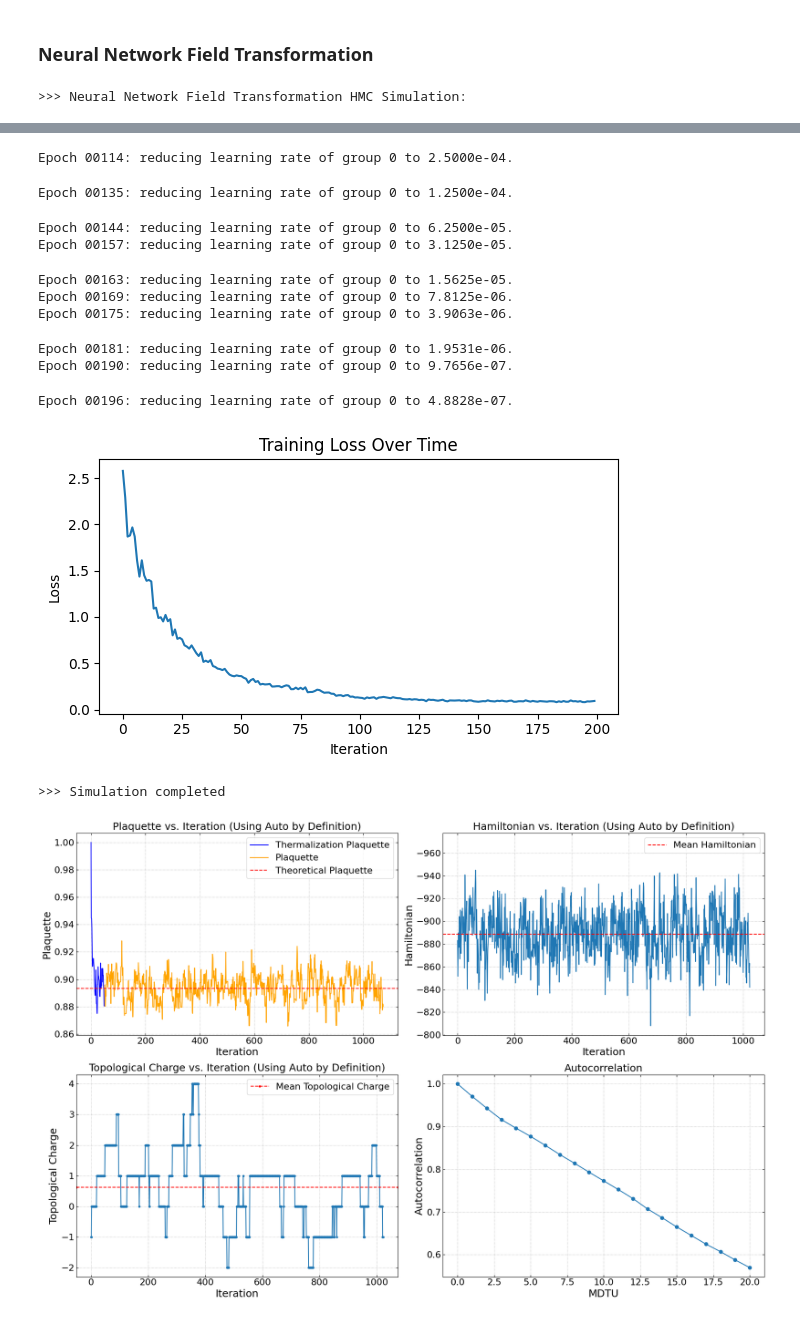
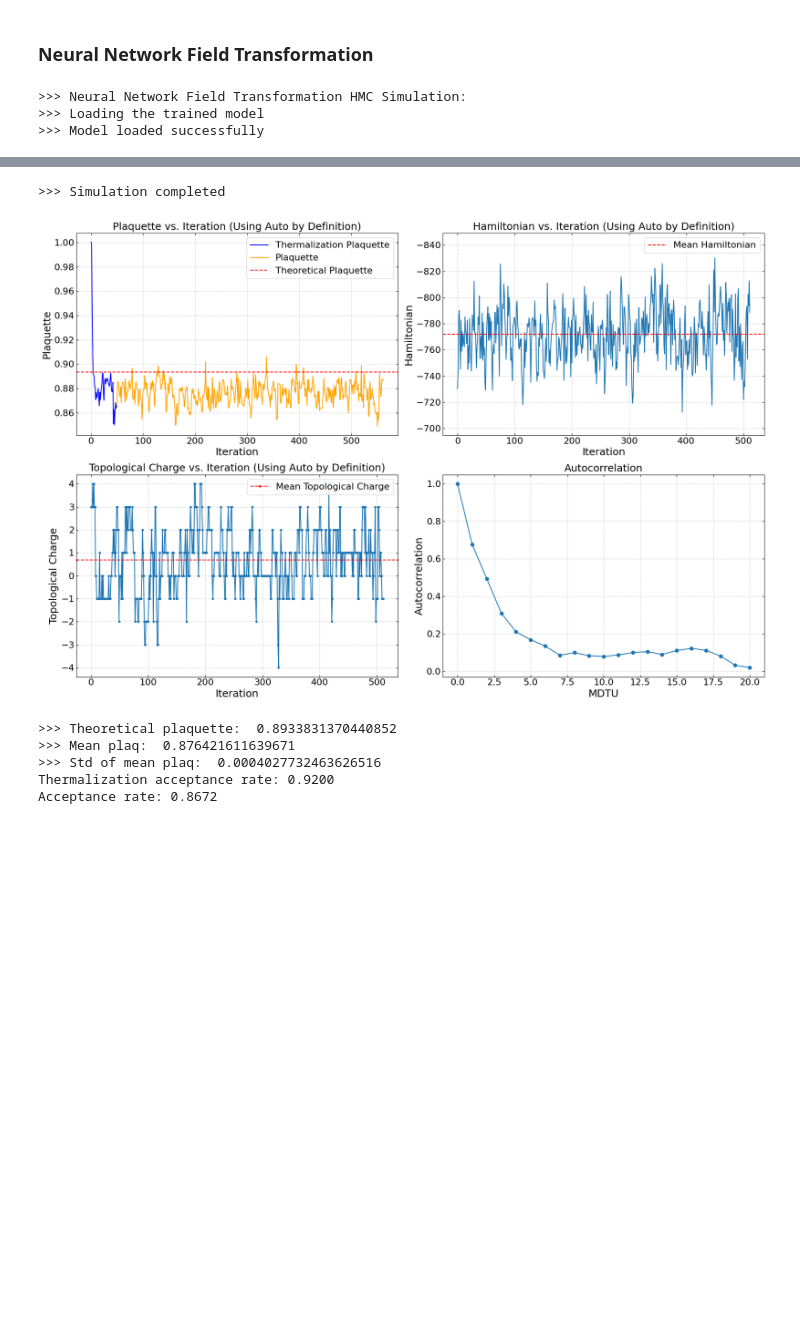
Before and after one commit to Greyyy-HJC/hmc_ft, a Jupyter notebook: 2d_u1/main.ipynb, the cells around one changed output, grey strips where cells are left out. Drawn from its saved outputs; the diff is of its cells as text; code cells hidden in the pictures; blank space fills up the shorter version.

```diff
--- a/2d_u1/main.ipynb
+++ b/2d_u1/main.ipynb
@@ -91,13 +58,43 @@ Acceptance rate: 0.7871
 # %%
 print(">>> Neural Network Field Transformation HMC Simulation: ")
 
-# Train the neural network force
-nn_transformation = NNFieldTransformation(lattice_size, epsilon=0.1, jacobian_interval=20, device=device)
-nn_transformation.train(beta, n_epochs=200)
+# initialize the field transformation
+nn_ft = FieldTransformation(lattice_size, device=device)
 
-# Initialize HMC
+# # load the data
+# data = np.load('dump/theta_ori.npy')
+# tensor_data = torch.from_numpy(data).float().to(device)
+# print(f"Loaded data shape: {tensor_data.shape}")
+
+# # split the data into training and testing
+# train_size = int(0.2 * len(tensor_data))
+# train_data = tensor_data[:train_size]
+# test_data = tensor_data[train_size:]
+# print(f"Training data shape: {train_data.shape}")
+# print(f"Testing data shape: {test_data.shape}")
+
+# # train the model
+# print(">>> Training the model")
+# nn_ft.train(train_data, test_data, beta, n_epochs=20, batch_size=1)
+
+# # Save the trained model
+# print(">>> Saving the trained model")
+# torch.save(nn_ft.model.state_dict(), 'models/cnn_trained.pt')
+# print(">>> Model saved successfully")
+
+
+# Load the trained model
+print(">>> Loading the trained model")
+nn_ft.model.load_state_dict(torch.load('models/cnn_trained.pt'))
+nn_ft.model.eval()
+print(">>> Model loaded successfully")
+
+
+field_transformation = nn_ft.field_transformation
+
+# Initialize HMC with field transformation
 n_thermalization_steps = 50
-hmc = HMC_U1_FT(lattice_size, beta, n_thermalization_steps, n_steps, step_size, field_transformation=nn_transformation, jacobian_interval=64, device=device)
+hmc = HMC_U1_FT(lattice_size, beta, n_thermalization_steps, n_steps, step_size, field_transformation=field_transformation, jacobian_interval=64, device=device)
 
 # Thermalize the system
 theta_thermalized, therm_plaq_ls, therm_acceptance_rate = hmc.thermalize()
@@ -113,3 +110,5 @@ max_lag = 20
 hmc_summary(beta, max_lag, volume, therm_plaq_ls, plaq_ls, topological_charges, hamiltonians, therm_acceptance_rate, acceptance_rate)
 # %% [output]
 >>> Neural Network Field Transformation HMC Simulation:
+>>> Loading the trained model
+>>> Model loaded successfully
@@ -117,13 +117,7 @@ Epoch 00085: reducing learning rate of group 0 to 5.0000e-04.
-Epoch 00114: reducing learning rate of group 0 to 2.5000e-04.
+>>> Simulation completed
+[figure, new version]
-Epoch 00135: reducing learning rate of group 0 to 1.2500e-04.
+>>> Theoretical plaquette:  0.8933831370440852
+>>> Mean plaq:  0.876421611639671
+>>> Std of mean plaq:  0.0004027732463626516
+Thermalization acceptance rate: 0.9200
+Acceptance rate: 0.8672
-Epoch 00144: reducing learning rate of group 0 to 6.2500e-05.
-Epoch 00157: reducing learning rate of group 0 to 3.1250e-05.
-Epoch 00163: reducing learning rate of group 0 to 1.5625e-05.
-Epoch 00169: reducing learning rate of group 0 to 7.8125e-06.
-Epoch 00175: reducing learning rate of group 0 to 3.9063e-06.
-Epoch 00181: reducing learning rate of group 0 to 1.9531e-06.
-Epoch 00190: reducing learning rate of group 0 to 9.7656e-07.
-Epoch 00196: reducing learning rate of group 0 to 4.8828e-07.
-[figure, old version]
->>> Simulation completed
-[figure, removed]
```
Also changed, not shown: parts of 6 cells of this notebook, 23 other files.
